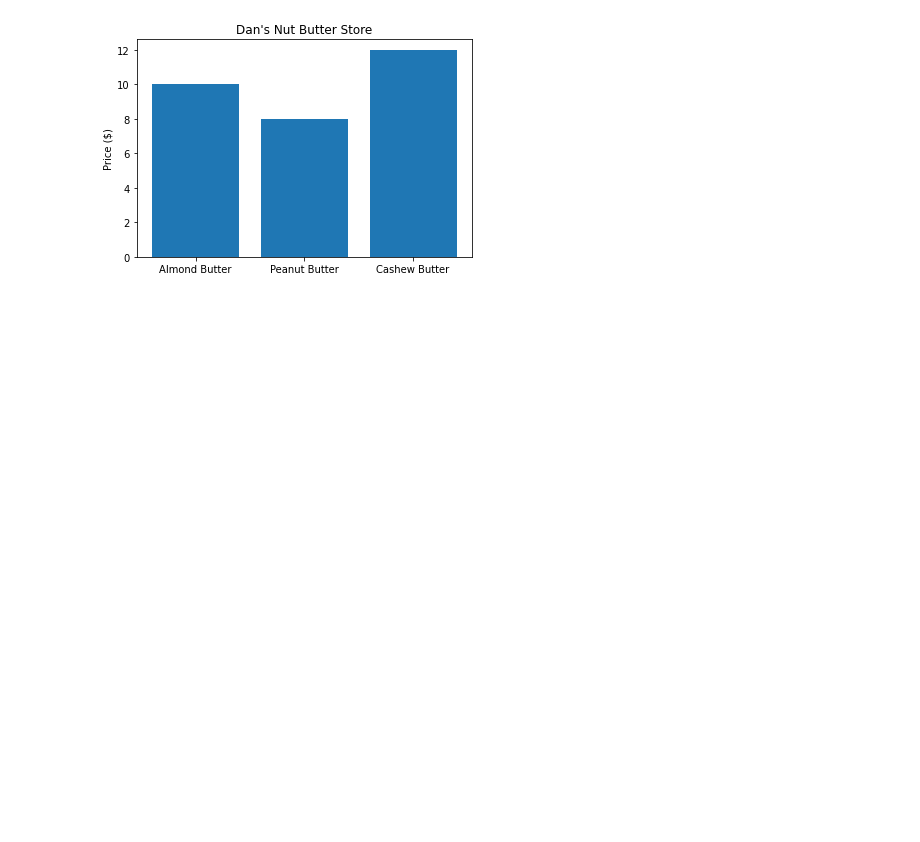
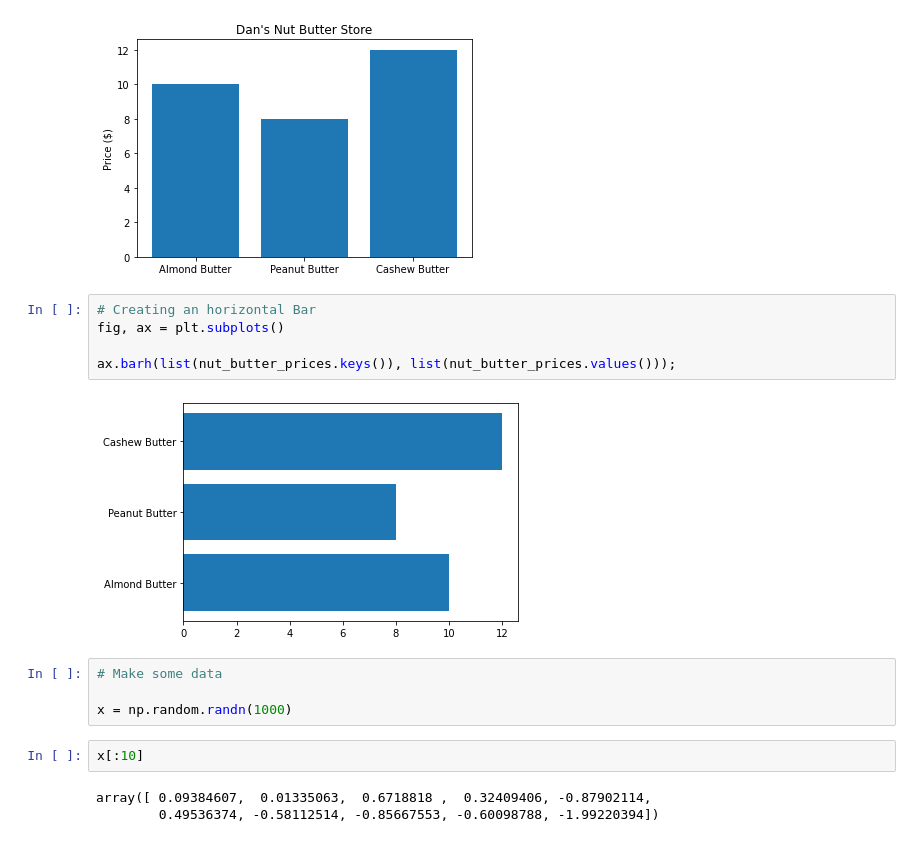
Before and after one commit to edwardsmoses/first-machine-learning-project, a Jupyter notebook: introduction-to-matplotlib.ipynb, the cells around one changed output. Drawn from its saved outputs; the diff is of its cells as text; blank space fills up the shorter version.

Commit message:
Learnt one option of creating multiple plots using the same command (subplots)... Yeah.. I had wonderered why we're using this one... not the other...
I understand now...

```diff
--- a/introduction-to-matplotlib.ipynb
+++ b/introduction-to-matplotlib.ipynb
@@ -181,3 +181,19 @@ ax.bar(nut_butter_prices.keys(), nut_butter_prices.values())
 ax.set(title = "Dan's Nut Butter Store", ylabel = "Price ($)" );
 # %% [output]
 [figure]
+# %%
+# Creating an horizontal Bar
+fig, ax = plt.subplots()
+
+ax.barh(list(nut_butter_prices.keys()), list(nut_butter_prices.values()));
+# %% [output]
+[figure, added]
+# %%
+# Make some data
+
+x = np.random.randn(1000)
+# %%
+x[:10]
+# %% [output]
+array([ 0.09384607,  0.01335063,  0.6718818 ,  0.32409406, -0.87902114,
+        0.49536374, -0.58112514, -0.85667553, -0.60098788, -1.99220394])
```
Also changed, not shown: parts of 14 cells of this notebook.
